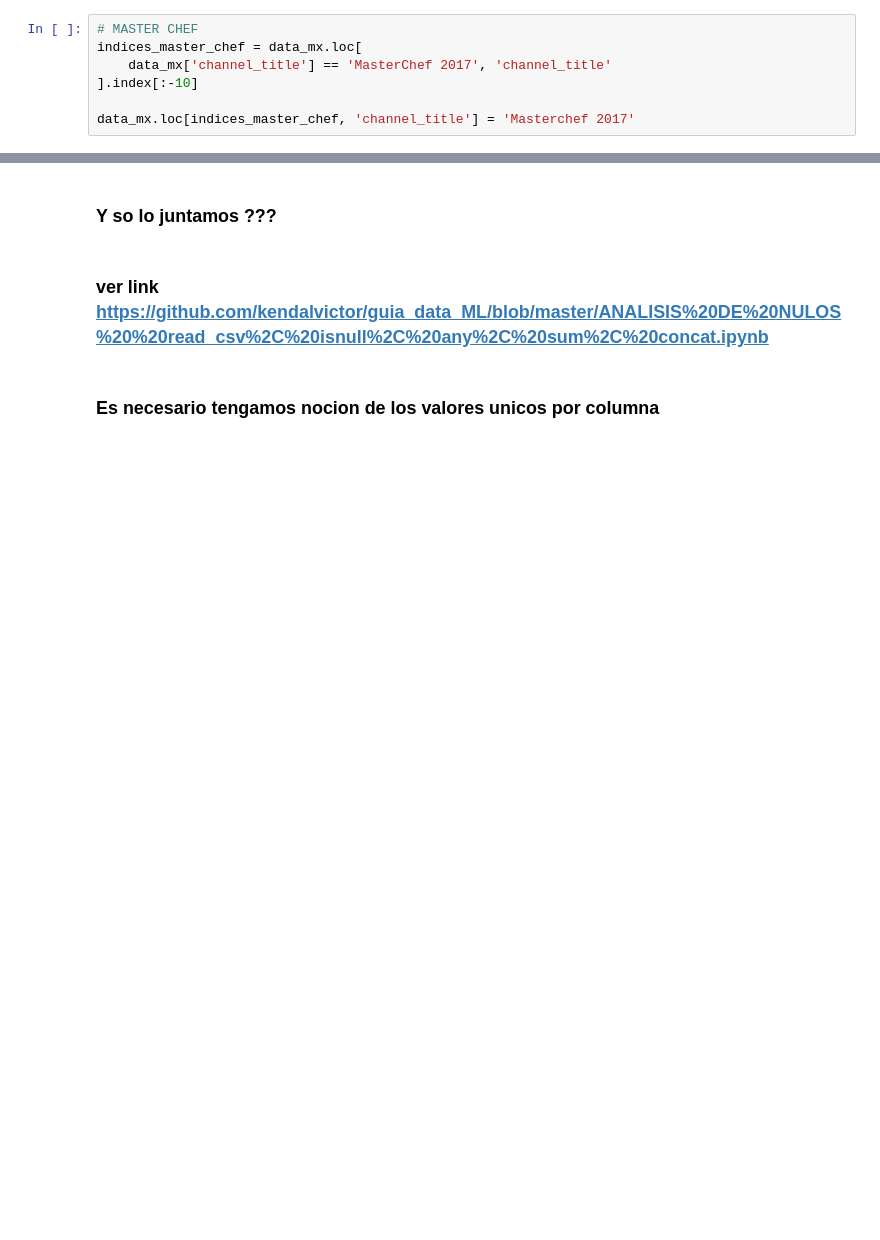
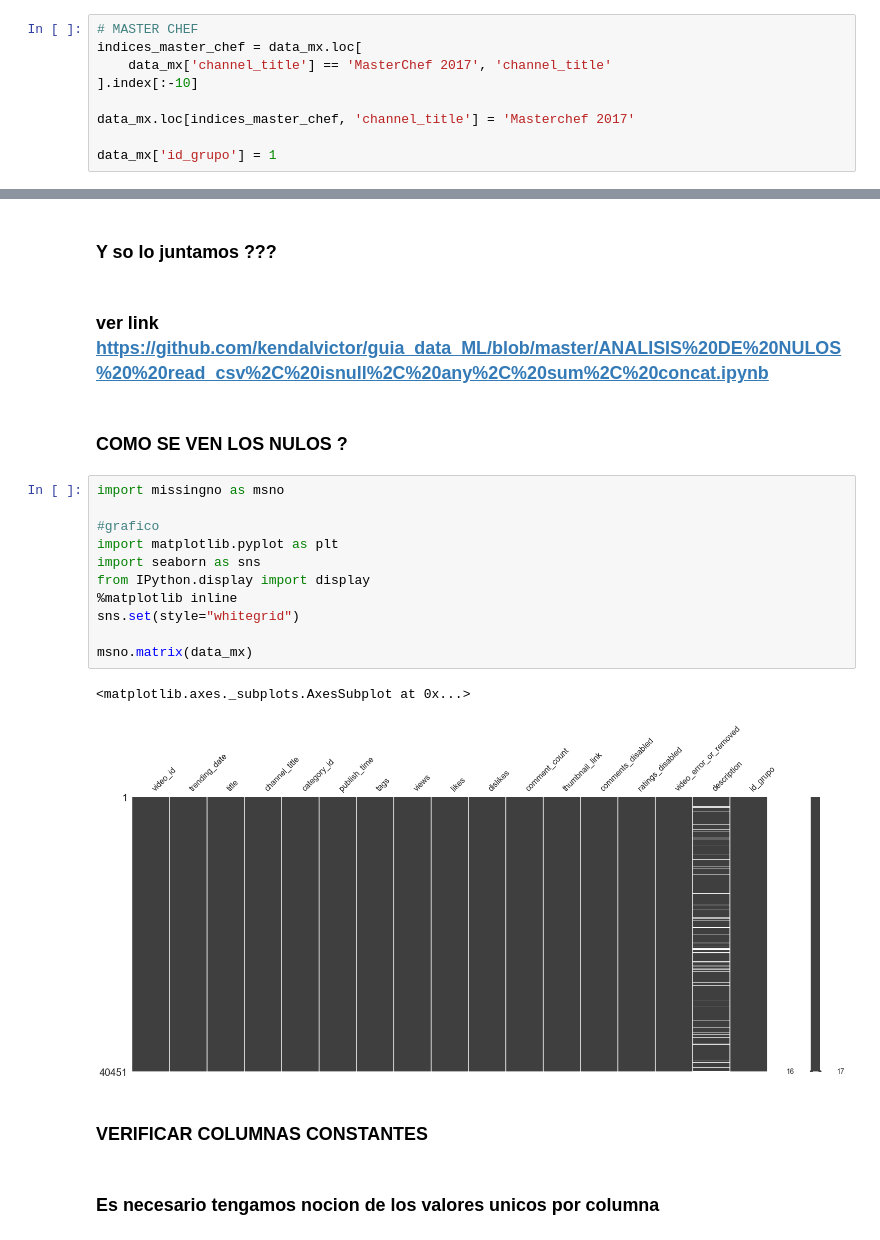
Before and after one commit to kendalvictor/clean_data_saturday_ai, a Jupyter notebook: init_clean.ipynb, the cells around one changed output, grey strips where cells are left out. Drawn from its saved outputs; the diff is of its cells as text; blank space fills up the shorter version.

```diff
--- a/init_clean.ipynb
+++ b/init_clean.ipynb
@@ -113,6 +127,8 @@ indices_master_chef = data_mx.loc[
 ].index[:-10]
 
 data_mx.loc[indices_master_chef, 'channel_title'] = 'Masterchef 2017'
+
+data_mx['id_grupo'] = 1
 # %% [markdown]
 ### SIZE
 # %%
@@ -183,6 +200,24 @@ dtype: int64
 ### Y so lo juntamos ???
 # %% [markdown]
 ### ver link https://github.com/kendalvictor/guia_data_ML/blob/master/ANALISIS%20DE%20NULOS%20%20read_csv%2C%20isnull%2C%20any%2C%20sum%2C%20concat.ipynb
+# %% [markdown]
+### COMO SE VEN LOS NULOS ?
+# %%
+import missingno as msno
+
+#grafico
+import matplotlib.pyplot as plt
+import seaborn as sns
+from IPython.display import display
+%matplotlib inline
+sns.set(style="whitegrid")
+
+msno.matrix(data_mx)
+# %% [output]
+<matplotlib.axes._subplots.AxesSubplot at 0x...>
+[figure, added]
+# %% [markdown]
+### VERIFICAR COLUMNAS CONSTANTES
 # %% [markdown]
 ### Es necesario tengamos nocion de los valores unicos por columna
 # %%
```
Also changed, not shown: parts of 10 cells of this notebook, 1 other file.
